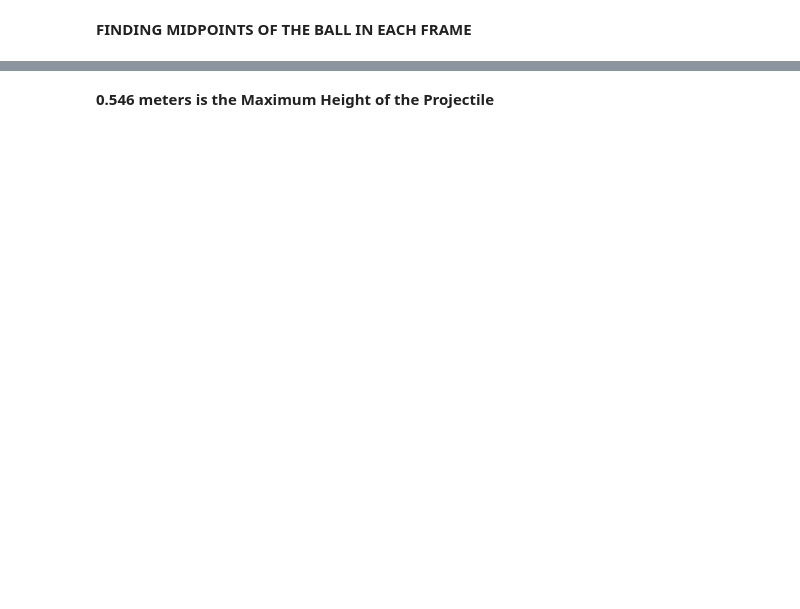
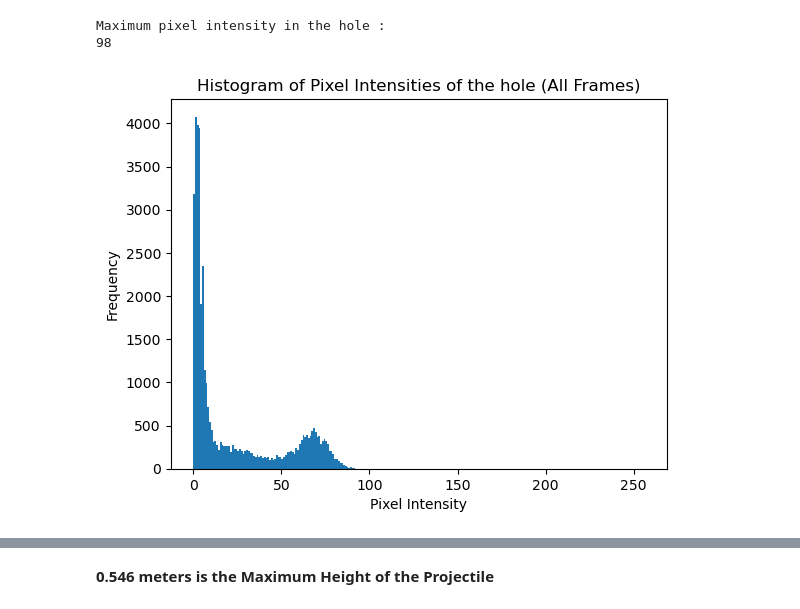
Before and after one commit to gopinath-github99/projectile_analysis_exam, a Jupyter notebook: projectile_analysis.ipynb, the cells around one changed output, grey strips where cells are left out. Cells and saved outputs as stored; diff of their text form; code cells hidden in the pictures; blank space fills up the shorter version.

```diff
--- a/projectile_analysis.ipynb
+++ b/projectile_analysis.ipynb
@@ -72,36 +145,37 @@ import cv2
 import matplotlib.pyplot as plt
 import numpy as np
 
 
-# Defined the region of interest.
+# Defined the region of interest ROI.
 roi_x = 433  # X-coordinate of the top-left corner of the rectangle
 roi_y = 264  # Y-coordinate of the top-left corner of the rectangle
 roi_width = 8  # Width of the rectangle
 roi_height = 8  # Height of the rectangle
 
 pixel_values = []
 
 # Processing each frame of the video
 
 for frame in bw_frames:
-    # Extracting the region of interest
+    # Extracting the region of interest ROI
     roi = frame[roi_y:roi_y+roi_height, roi_x:roi_x+roi_width]
 
     # Accumulating pixel intensity values
     pixel_values.extend(roi.flatten())
-
 
 
 
 # Calculating the histogram of pixel intensities using NumPy
 histogram, bin_edges = np.histogram(pixel_values, bins=256, range=[0, 256])
 print("Maximum pixel intensity in the hole :")
 print(max(pixel_values))
 # Plotting the histogram
 plt.hist(pixel_values,bin_edges )
 plt.xlabel('Pixel Intensity')
 plt.ylabel('Frequency')
-plt.title('Histogram of Pixel Intensities (All Frames)')
+plt.title('Histogram of Pixel Intensities of the hole (All Frames)')
 plt.show()
+# %% [output]
+Maximum pixel intensity in the hole :
+98
+[figure, added]
-# %% [markdown]
-**FINDING MIDPOINTS OF THE BALL IN EACH FRAME**
```
Also changed, not shown: parts of 38 cells of this notebook.
